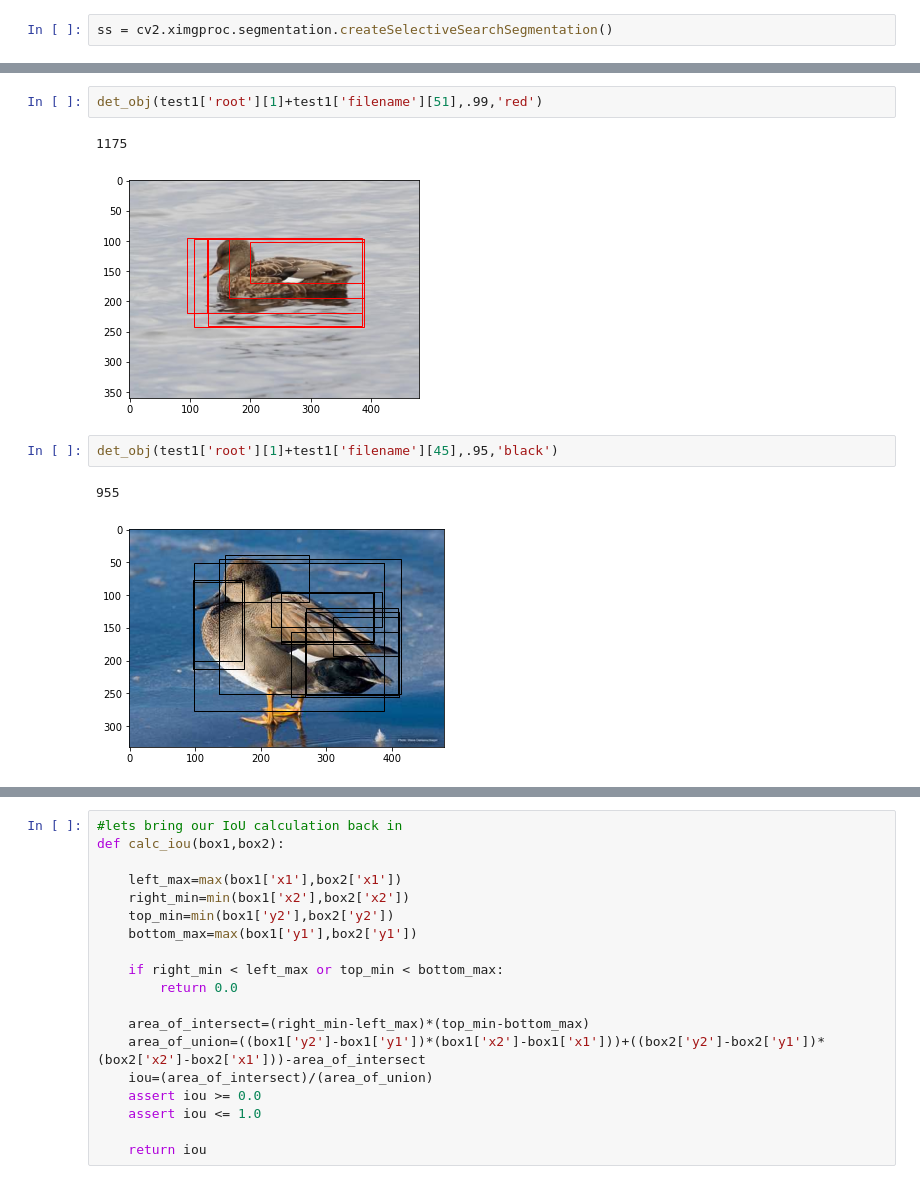
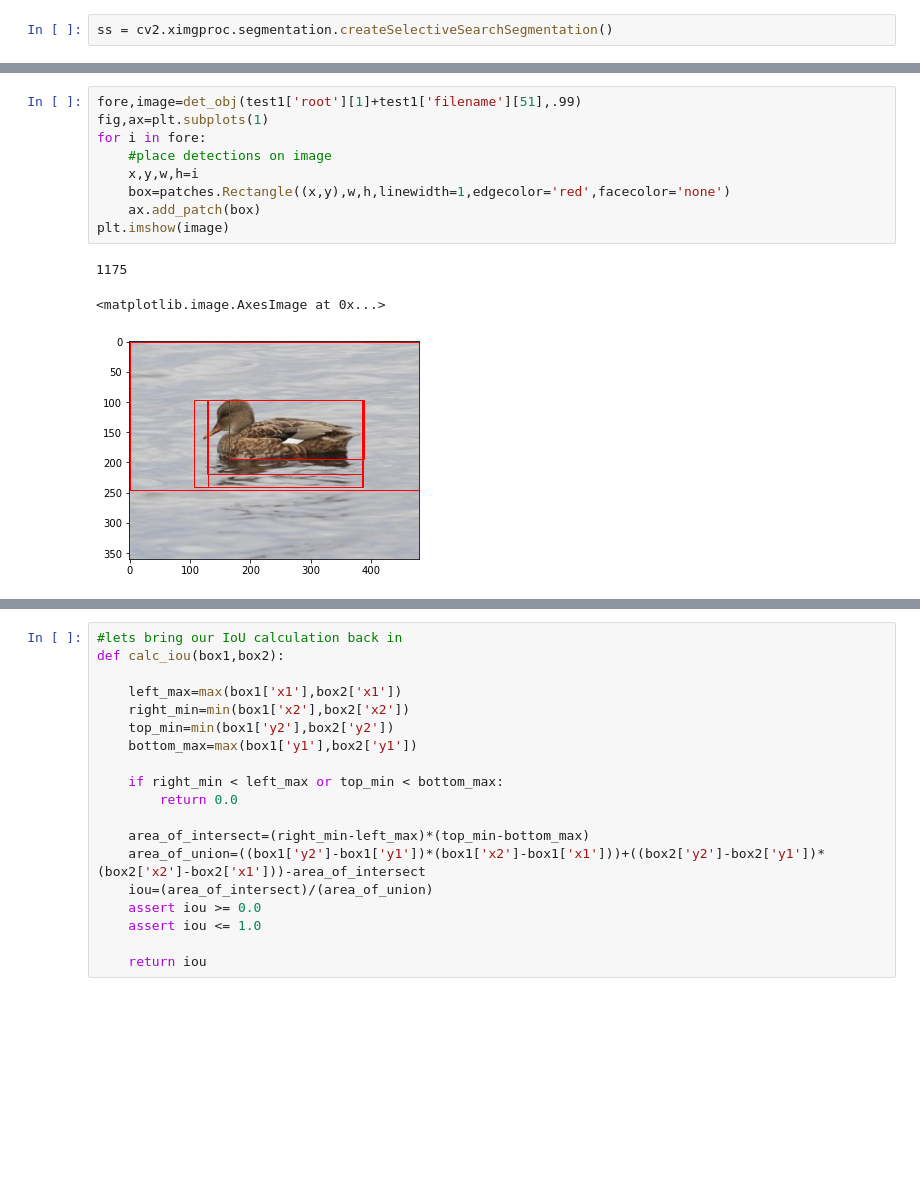
Before and after one commit to jmce619/SpeciesRecognition, a Jupyter notebook: code/SpeciesRecognitionNMS_2.ipynb, the cells around one changed output, grey strips where cells are left out. Drawn from its saved outputs; the diff is of its cells as text; blank space fills up the shorter version.

```diff
--- a/code/SpeciesRecognitionNMS_2.ipynb
+++ b/code/SpeciesRecognitionNMS_2.ipynb
@@ -92,10 +86,13 @@ def det_obj(filename,threshold,color):
-# %%
-det_obj(test1['root'][1]+test1['filename'][51],.99,'red')
-# %% [output]
-1175
-[figure, removed]
-# %%
-det_obj(test1['root'][1]+test1['filename'][45],.95,'black')
-# %% [output]
-955
-[figure, removed]
+# %%
+fore,image=det_obj(test1['root'][1]+test1['filename'][51],.99)
+fig,ax=plt.subplots(1)
+for i in fore:
+    #place detections on image
+    x,y,w,h=i
+    box=patches.Rectangle((x,y),w,h,linewidth=1,edgecolor='red',facecolor='none')
+    ax.add_patch(box)
+plt.imshow(image)
+# %% [output]
+1175
+<matplotlib.image.AxesImage at 0x...>
+[figure, added]
```
Also changed, not shown: parts of 51 cells of this notebook, 2 other files.
